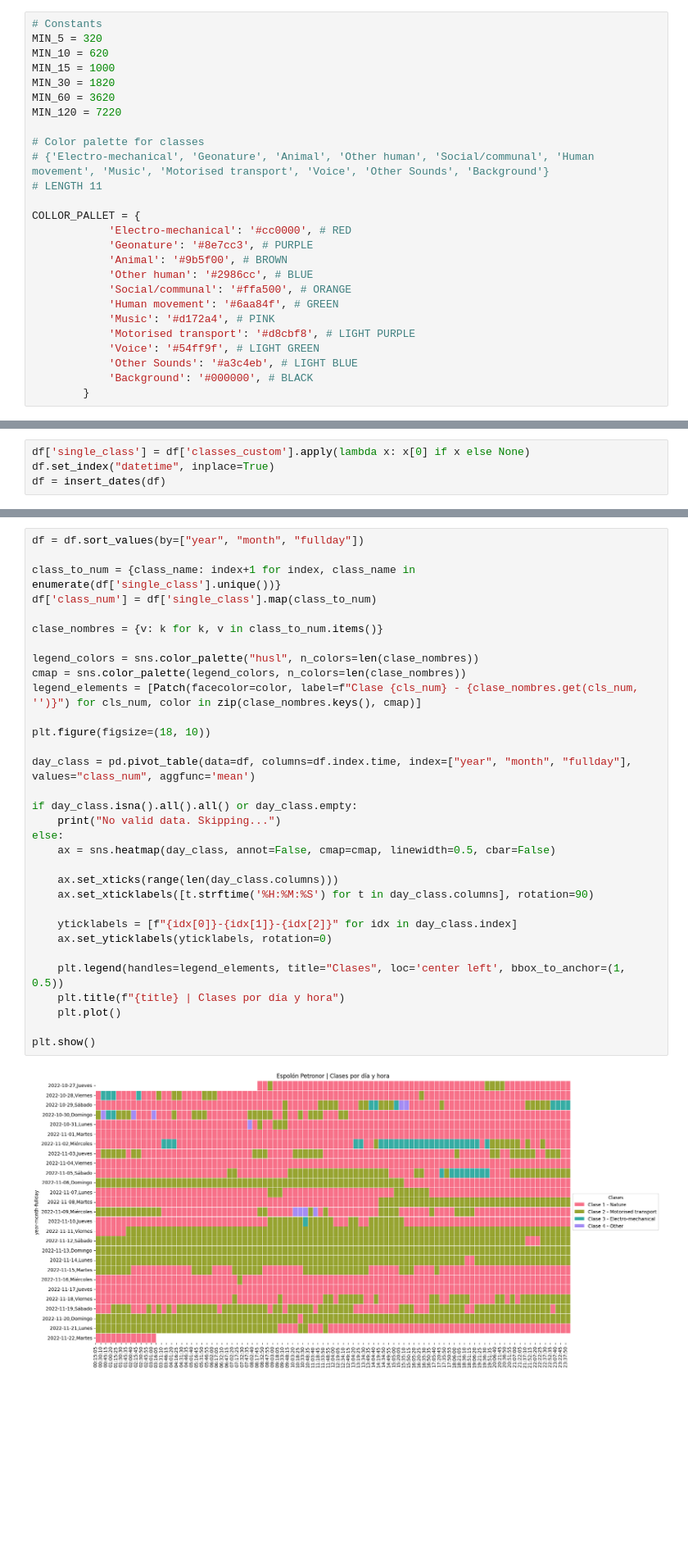
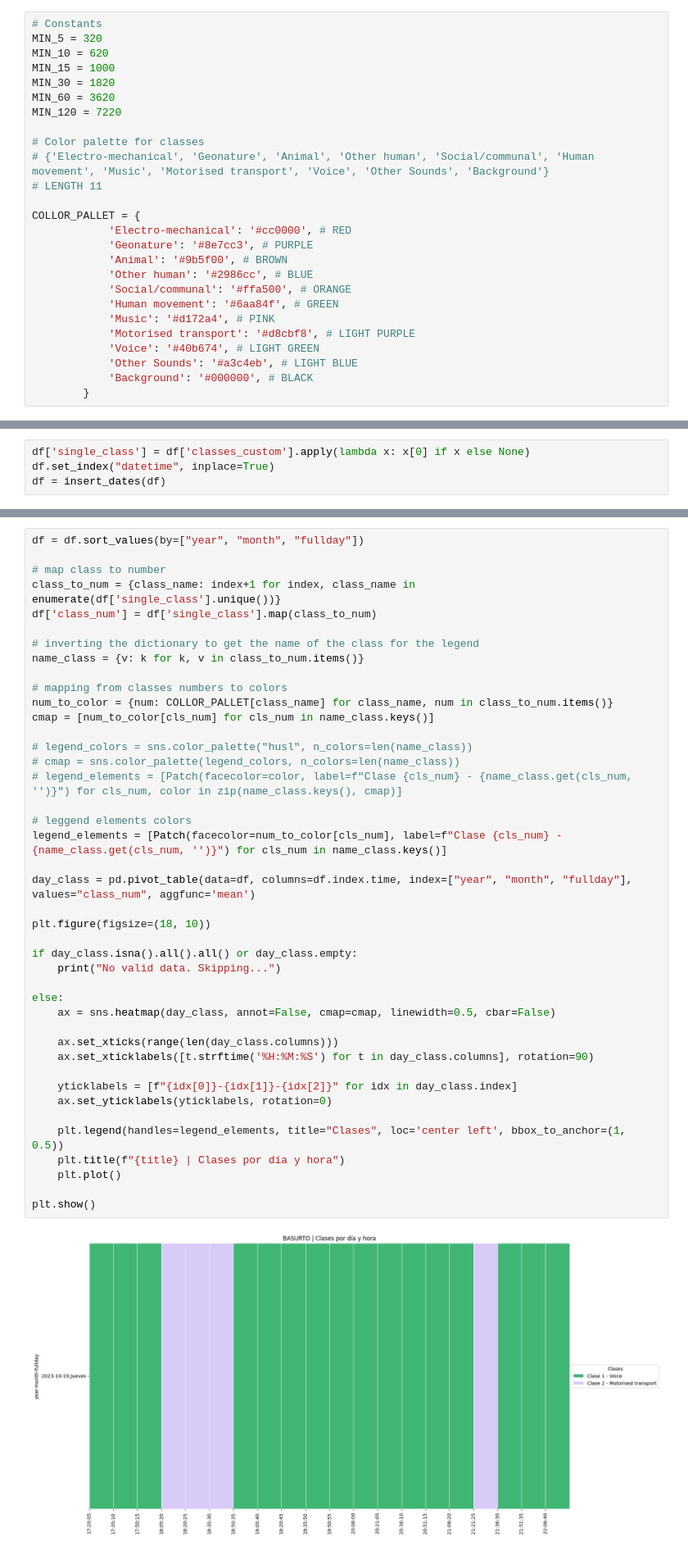
Before and after one commit to aacacustica/Audio_Processing, a Jupyter notebook: AI_Model/Visualization/visualizacion_predicciones.ipynb, the cells around one changed output, grey strips where cells are left out. Shown at 82% size. Drawn from its saved outputs; the diff is of its cells as text; blank space fills up the shorter version.

```diff
--- a/AI_Model/Visualization/visualizacion_predicciones.ipynb
+++ b/AI_Model/Visualization/visualizacion_predicciones.ipynb
@@ -31,7 +55,7 @@ COLLOR_PALLET = {
             'Human movement': '#6aa84f', # GREEN
             'Music': '#d172a4', # PINK
             'Motorised transport': '#d8cbf8', # LIGHT PURPLE
-            'Voice': '#54ff9f', # LIGHT GREEN
+            'Voice': '#40b674', # LIGHT GREEN
             'Other Sounds': '#a3c4eb', # LIGHT BLUE
             'Background': '#000000', # BLACK
         }
@@ -209,37 +268,47 @@ df
 # %%
 df = df.sort_values(by=["year", "month", "fullday"])
 
+# map class to number
 class_to_num = {class_name: index+1 for index, class_name in enumerate(df['single_class'].unique())}
 df['class_num'] = df['single_class'].map(class_to_num)
 
-clase_nombres = {v: k for k, v in class_to_num.items()}
+# inverting the dictionary to get the name of the class for the legend
+name_class = {v: k for k, v in class_to_num.items()}
 
-legend_colors = sns.color_palette("husl", n_colors=len(clase_nombres))
-cmap = sns.color_palette(legend_colors, n_colors=len(clase_nombres))
-legend_elements = [Patch(facecolor=color, label=f"Clase {cls_num} - {clase_nombres.get(cls_num, '')}") for cls_num, color in zip(clase_nombres.keys(), cmap)]
+# mapping from classes numbers to colors
+num_to_color = {num: COLLOR_PALLET[class_name] for class_name, num in class_to_num.items()}
+cmap = [num_to_color[cls_num] for cls_num in name_class.keys()]
+
+# legend_colors = sns.color_palette("husl", n_colors=len(name_class))
+# cmap = sns.color_palette(legend_colors, n_colors=len(name_class))
+# legend_elements = [Patch(facecolor=color, label=f"Clase {cls_num} - {name_class.get(cls_num, '')}") for cls_num, color in zip(name_class.keys(), cmap)]
+
+# leggend elements colors
+legend_elements = [Patch(facecolor=num_to_color[cls_num], label=f"Clase {cls_num} - {name_class.get(cls_num, '')}") for cls_num in name_class.keys()]
+
+day_class = pd.pivot_table(data=df, columns=df.index.time, index=["year", "month", "fullday"], values="class_num", aggfunc='mean')
 
 plt.figure(figsize=(18, 10))
 
-day_class = pd.pivot_table(data=df, columns=df.index.time, index=["year", "month", "fullday"], values="class_num", aggfunc='mean')
-
 if day_class.isna().all().all() or day_class.empty:
     print("No valid data. Skipping...")
+
 else:
     ax = sns.heatmap(day_class, annot=False, cmap=cmap, linewidth=0.5, cbar=False)
 
     ax.set_xticks(range(len(day_class.columns)))
     ax.set_xticklabels([t.strftime('%H:%M:%S') for t in day_class.columns], rotation=90)
 
     yticklabels = [f"{idx[0]}-{idx[1]}-{idx[2]}" for idx in day_class.index]
     ax.set_yticklabels(yticklabels, rotation=0)
 
     plt.legend(handles=legend_elements, title="Clases", loc='center left', bbox_to_anchor=(1, 0.5))
     plt.title(f"{title} | Clases por día y hora")
     plt.plot()
 
 plt.show()
 # %% [output]
-[figure, old version]
+[figure, new version]
 # %%
 day = "29"
 
```
Also changed, not shown: parts of 10 cells of this notebook.
